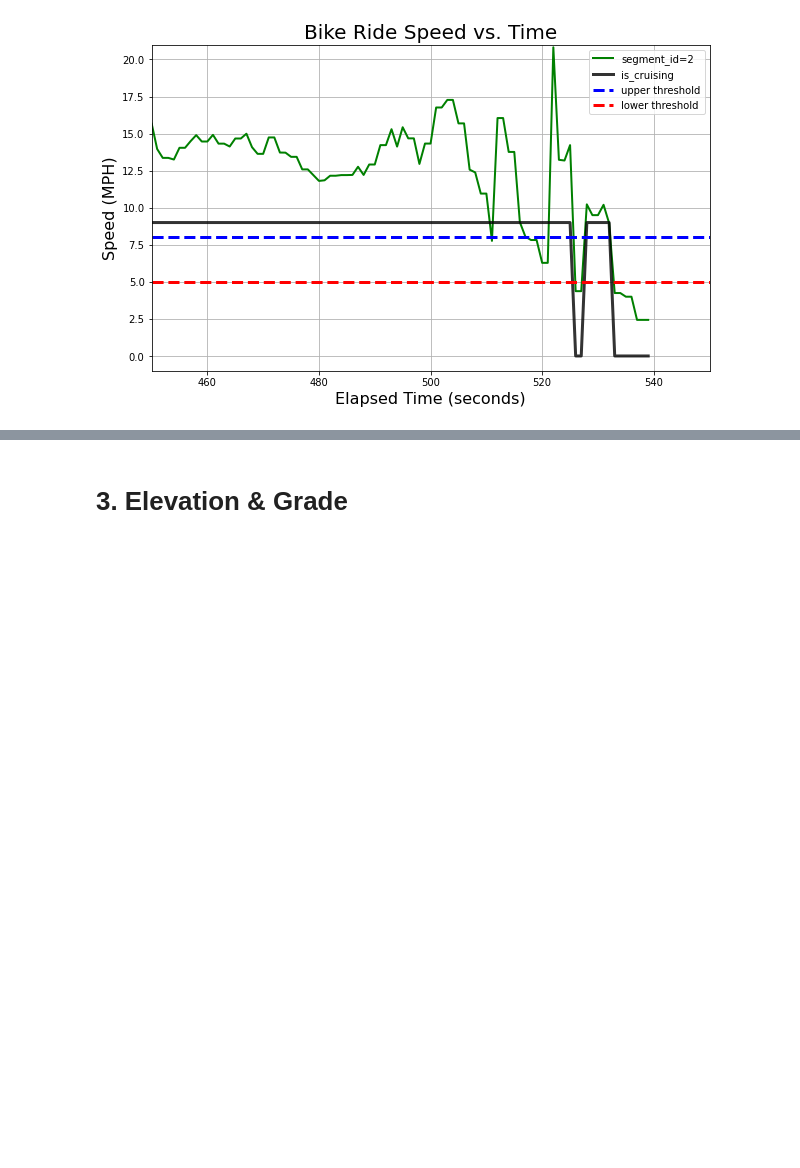
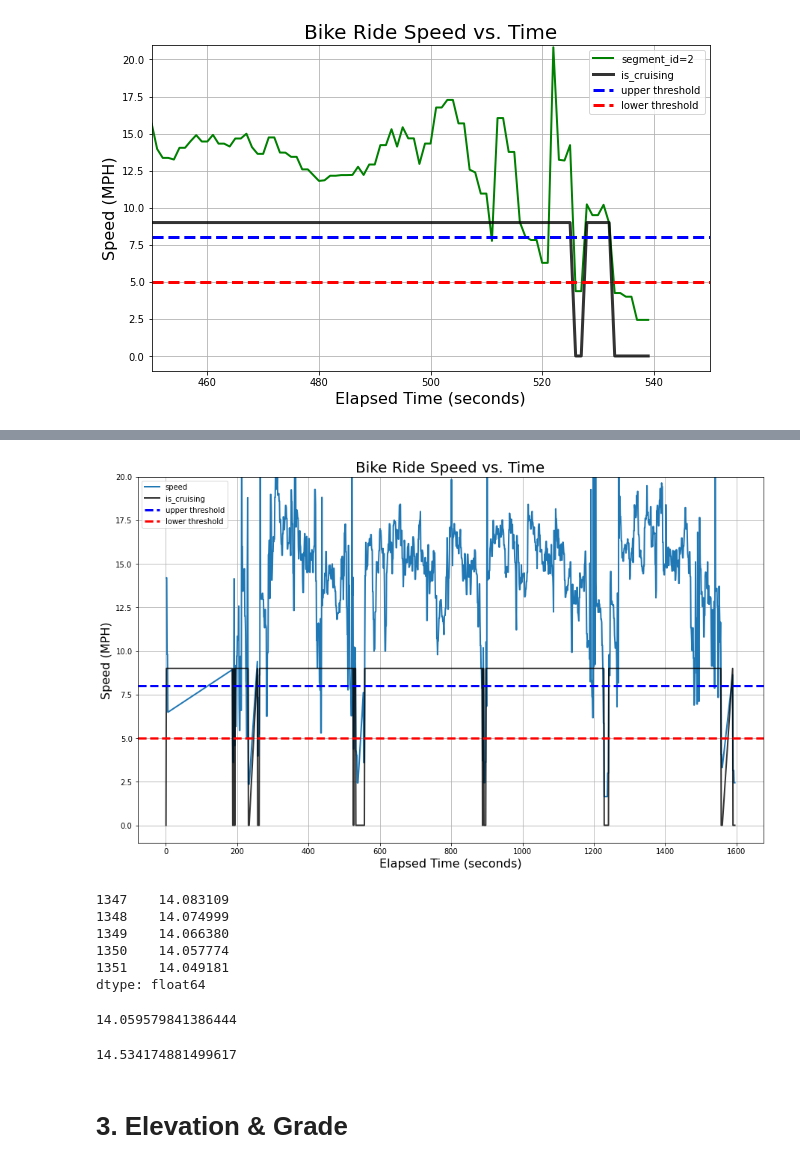
Before and after one commit to ericbauer55/strava-fitness, a Jupyter notebook: src/notebooks/3. Prototype Basic Enrichments.ipynb, the cells around one changed output, grey strips where cells are left out. Cells and saved outputs as stored; diff of their text form; code cells hidden in the pictures; blank space fills up the shorter version.

```diff
--- a/src/notebooks/3. Prototype Basic Enrichments.ipynb
+++ b/src/notebooks/3. Prototype Basic Enrichments.ipynb
@@ -233,3 +233,23 @@ _ = plt.ylim([-1, 21])
 _ = plt.legend()
 # %% [output]
 [figure]
+# %%
+def create_is_cruising(df, upper_threshold=8, lower_threshold=5):
+    df = df.copy()
+
+    df['is_cruising'] = False
+
+    for k in range(1, df.shape[0]):
+        previous_state = df.loc[k-1,'is_cruising']
+        current_speed = df.loc[k,'speed']
+        if (previous_state==False) & (current_speed >= start_cruising_threshold):
+            df.loc[k,'is_cruising'] = True # rising threshold surpassed
+        elif (previous_state==True) & (current_speed < stop_cruising_threshold):
+            df.loc[k,'is_cruising'] = False # falling threshold exceeded
+        else:
+            # if there is no change, propogate the previous state
+            df.loc[k,'is_cruising'] = df.loc[k-1,'is_cruising']
+
+    return df
+# %%
+df = create_is_cruising(df)
@@ -236,3 +270,43 @@ _ = plt.legend()
+# %%
+# visualize the jumps of cumulative time
+fig = plt.figure(figsize=(15,9))
+
+_ = sns.lineplot(x='elapsed_time', y='speed', data=df, linewidth=2, label='speed')
+_ = plt.plot(df['elapsed_time'], (start_cruising_threshold+1) * df['is_cruising'],
+             color='k', alpha=0.8, label='is_cruising', linewidth=2)
+_ = plt.axhline(start_cruising_threshold, color='b', linestyle='--', linewidth=3, label='upper threshold')
+_ = plt.axhline(stop_cruising_threshold, color='r', linestyle='--', linewidth=3, label='lower threshold')
+_ = plt.xlabel('Elapsed Time (seconds)', fontsize=16)
+_ = plt.ylabel('Speed (MPH)', fontsize=16)
+_ = plt.title('Bike Ride Speed vs. Time', fontsize=20)
+_ = plt.grid()
+#_ = plt.xlim([1150, 1300])
+#_ = plt.xlim([180, 250])
+_ = plt.ylim([-1, 20])
+_ = plt.legend()
+# %% [output]
+[figure, added]
+# %%
+# normal average speed
+sec2hour = 1.0/3600
+(df['elapsed_distance'] / (sec2hour*df['moving_time'])).tail()
+# %% [output]
+1347    14.083109
+1348    14.074999
+1349    14.066380
+1350    14.057774
+1351    14.049181
+dtype: float64
+# %%
+# normal average speed
+np.mean(df['speed'])
+# %% [output]
+14.059579841386444
+# %%
+# cruising average speed
+np.mean(df.loc[df['is_cruising']==True, 'speed'])
+# %% [output]
+14.534174881499617
 # %% [markdown]
 # 3. Elevation & Grade
 # %%
```
Also changed, not shown: parts of 10 cells of this notebook.
